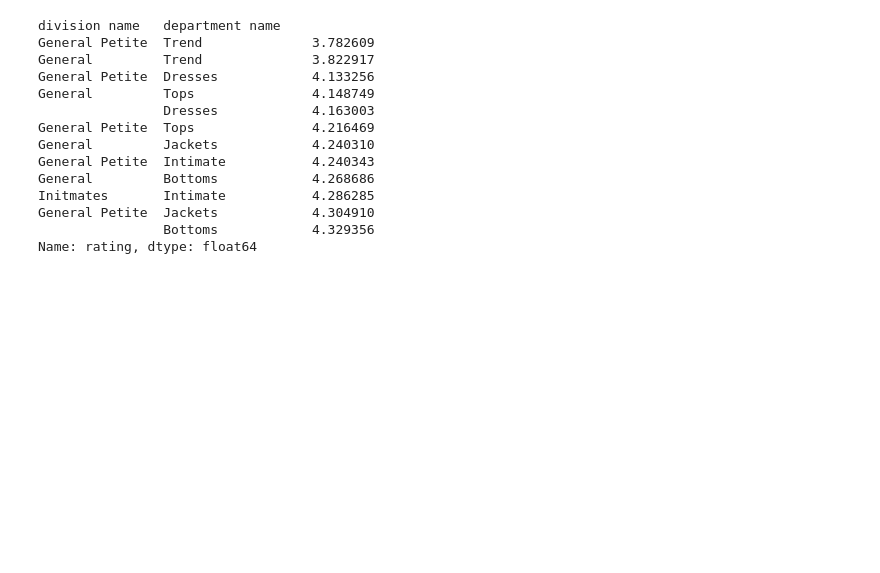
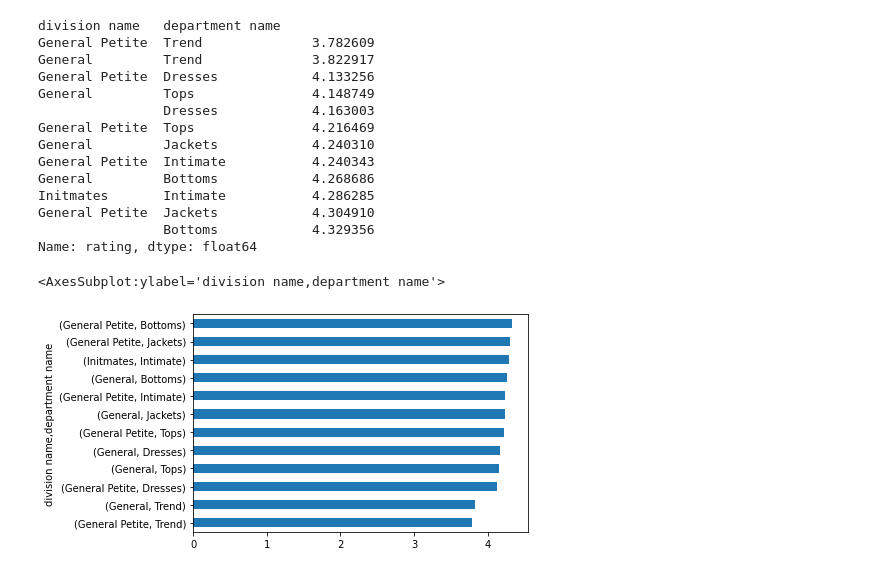
Before and after one commit to tonyhathuc/w8d1-lab-NLP, a Jupyter notebook: w8d1-lab-NLP.ipynb, the cells around one changed output. Drawn from its saved outputs; the diff is of its cells as text; code cells hidden in the pictures; blank space fills up the shorter version.

```diff
--- a/w8d1-lab-NLP.ipynb
+++ b/w8d1-lab-NLP.ipynb
@@ -219,3 +219,12 @@ Initmates       Intimate           4.286285
 General Petite  Jackets            4.304910
                 Bottoms            4.329356
 Name: rating, dtype: float64
+# %%
+# 9. this dataframe can be easily visualised as a bar chart - do so now (image clothing_rating_chart.png)
+
+group_div_dep = df.groupby(["division name", "department name"]).rating.mean().sort_values()
+
+group_div_dep.plot(kind="barh")
+# %% [output]
+<AxesSubplot:ylabel='division name,department name'>
+[figure, added]
```
Also changed, not shown: parts of 11 cells of this notebook.
